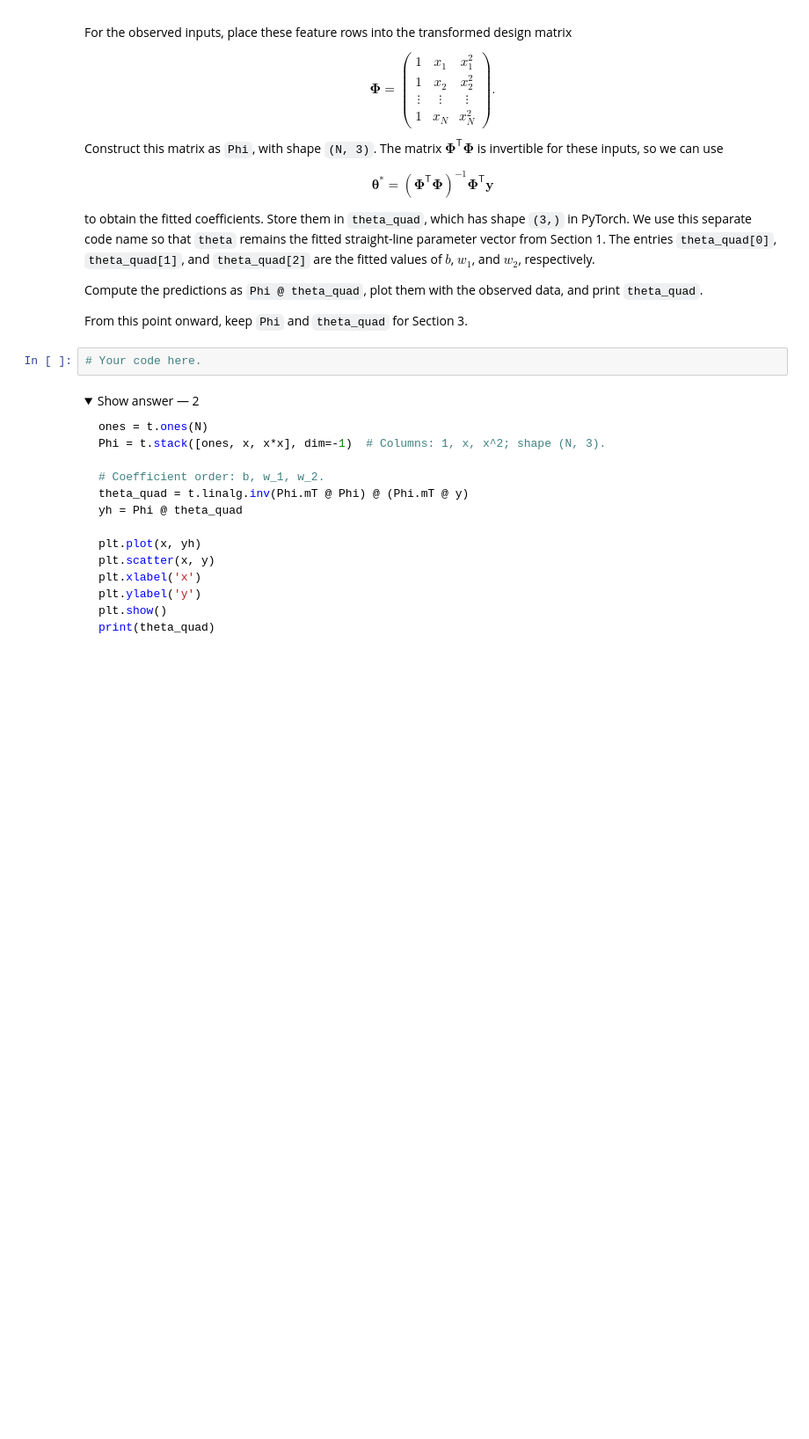
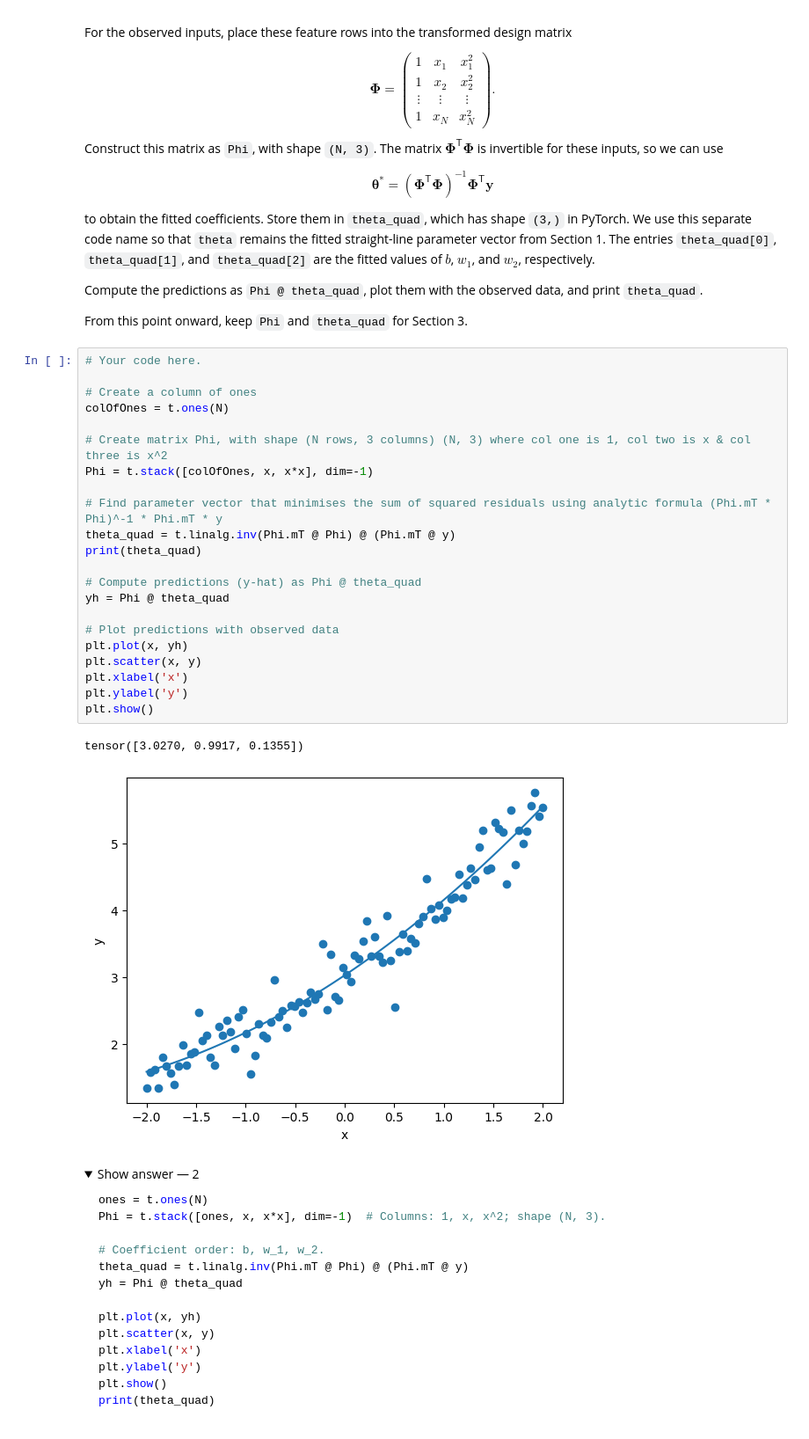
Before and after one commit to sebastianj0nes/foundations-of-ai, a Jupyter notebook: Week_03/Lab/Week_03_linear_regression.ipynb, the cells around one changed output. Shown at 88% size. Saved outputs shown, nothing was run; the diff lists cells and outputs as text; folded sections open; blank space fills up the shorter version.

```diff
--- a/Week_03/Lab/Week_03_linear_regression.ipynb
+++ b/Week_03/Lab/Week_03_linear_regression.ipynb
@@ -272,6 +316,29 @@ Compute the predictions as `Phi @ theta_quad`, plot them with the observed data,
 From this point onward, keep `Phi` and `theta_quad` for Section 3.
 # %%
 # Your code here.
+
+# Create a column of ones
+colOfOnes = t.ones(N)
+
+# Create matrix Phi, with shape (N rows, 3 columns) (N, 3) where col one is 1, col two is x & col three is x^2
+Phi = t.stack([colOfOnes, x, x*x], dim=-1)
+
+# Find parameter vector that minimises the sum of squared residuals using analytic formula (Phi.mT * Phi)^-1 * Phi.mT * y
+theta_quad = t.linalg.inv(Phi.mT @ Phi) @ (Phi.mT @ y)
+print(theta_quad)
+
+# Compute predictions (y-hat) as Phi @ theta_quad
+yh = Phi @ theta_quad
+
+# Plot predictions with observed data
+plt.plot(x, yh)
+plt.scatter(x, y)
+plt.xlabel('x')
+plt.ylabel('y')
+plt.show()
+# %% [output]
+tensor([3.0270, 0.9917, 0.1355])
+[figure, added]
 # %% [markdown]
 <details>
 <summary>Show answer — 2</summary>
```
Also changed, not shown: parts of 7 cells of this notebook.
